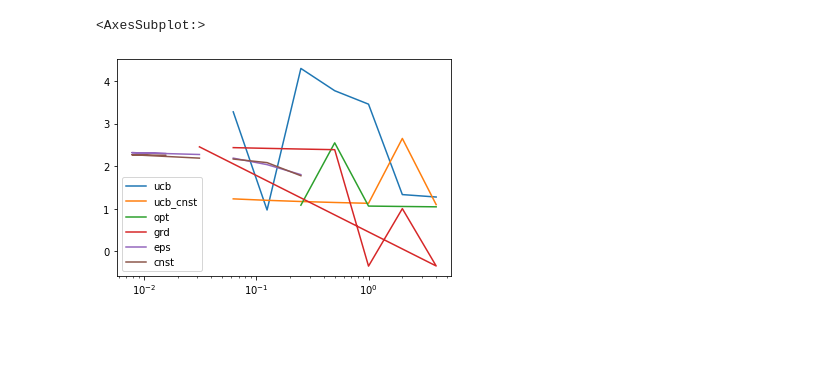
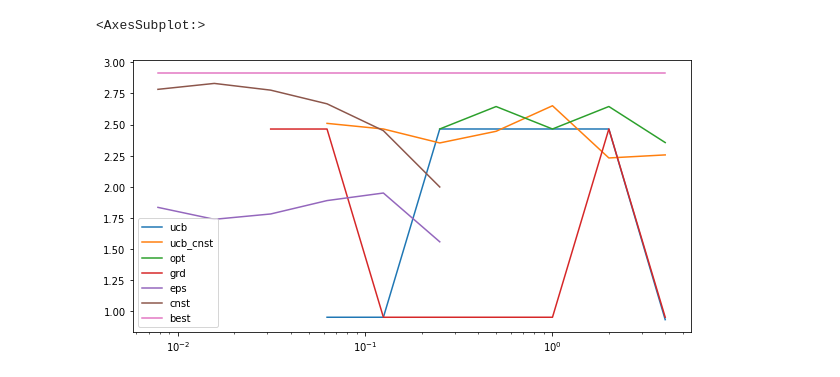
Before and after one commit to evgen32cd32/workbook, a Jupyter notebook: rl2020/2.11.ipynb, the cells around one changed output. Saved outputs shown, nothing was run; the diff lists cells and outputs as text; code cells hidden in the pictures; blank space fills up the shorter version.

```diff
--- a/rl2020/2.11.ipynb
+++ b/rl2020/2.11.ipynb
@@ -93,27 +93,30 @@ for tag in model_tags:
     for c in range(bounds[tag][0],bounds[tag][1]+1):
         models.append(KABModel(tag,c))
 # %%
-q_true = [0.]*10
+q_true = np.zeros(10)
 res = {md:0. for md in models}
-k = 0
+best = 0
 
 for st in tqdm(range(steps)):
     # true
-    for i in range(10):
-        q_true[i] += rng.normal(mean,sd)
+    q_true += rng.normal(mean,sd,10)
+    if st > steps/2:
+        best += (q_true.max() - best)/(st - steps/2)
 
     for md in models:
         r = q_true[md.action()]
         md.update(r)
         if st > steps/2:
-            k += 1
-            res[md] += (r - res[md])/k
+            res[md] += (r - res[md])/(st - steps/2)
 # %%
 results = pd.DataFrame()
 for md in models:
     results.loc[md.coef,md.type] = res[md]
+results['best'] = best
+results.sort_index(inplace=True)
-# %%
-results.plot(logx=True)
-# %% [output]
-<AxesSubplot:>
-[figure, removed]
+# %%
+plt.rcParams['figure.figsize'] = [10, 5]
+results.plot(logx=True)
+# %% [output]
+<AxesSubplot:>
+[figure, added]
```
